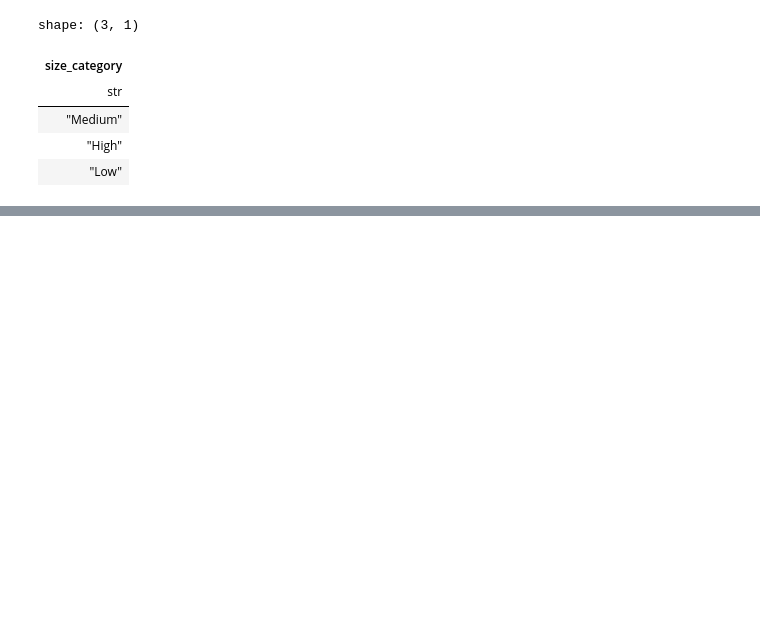
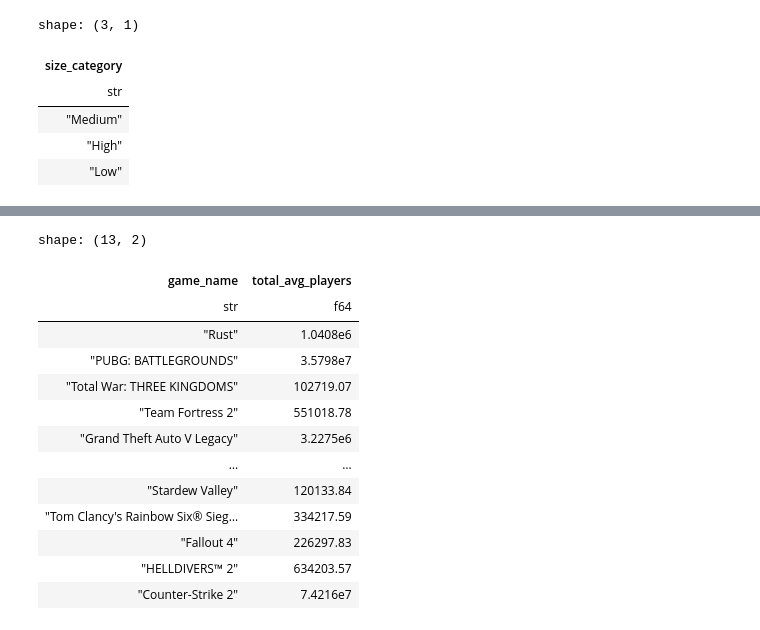
Before and after one commit to ZygimantasB/polars_library, a Jupyter notebook: kaggle/Steam Monthly Average Players.ipynb, the cells around one changed output, grey strips where cells are left out. Drawn from its saved outputs; the diff is of its cells as text; code cells hidden in the pictures; blank space fills up the shorter version.

```diff
--- a/kaggle/Steam Monthly Average Players.ipynb
+++ b/kaggle/Steam Monthly Average Players.ipynb
@@ -298,0 +354,23 @@ shape: (3, 1)
+# %%
+df.filter(
+    pl.col('avg_players') > 100_000
+).group_by(
+    'game_name'
+).agg(
+    pl.sum('avg_players').alias('total_avg_players')
+)
+# %% [output]
+shape: (13, 2)
+| game_name | total_avg_players |
+| str | f64 |
+| "Rust" | 1.0408e6 |
+| "PUBG: BATTLEGROUNDS" | 3.5798e7 |
+| "Total War: THREE KINGDOMS" | 102719.07 |
+| "Team Fortress 2" | 551018.78 |
+| "Grand Theft Auto V Legacy" | 3.2275e6 |
+| … | … |
+| "Stardew Valley" | 120133.84 |
+| "Tom Clancy's Rainbow Six® Sieg… | 334217.59 |
+| "Fallout 4" | 226297.83 |
+| "HELLDIVERS™ 2" | 634203.57 |
+| "Counter-Strike 2" | 7.4216e7 |
```
Also changed, not shown: parts of 8 cells of this notebook.
